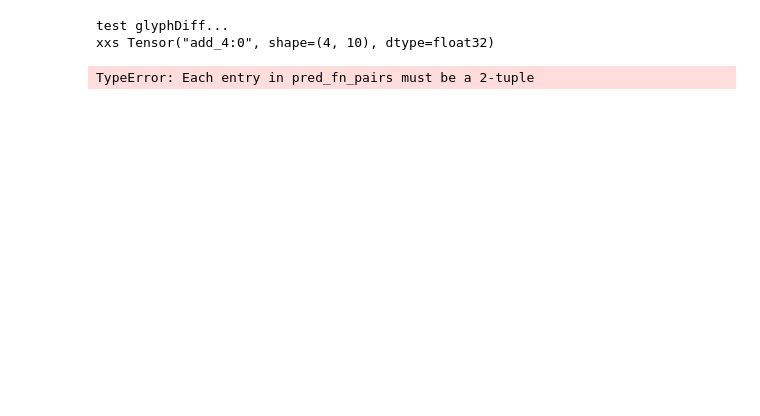
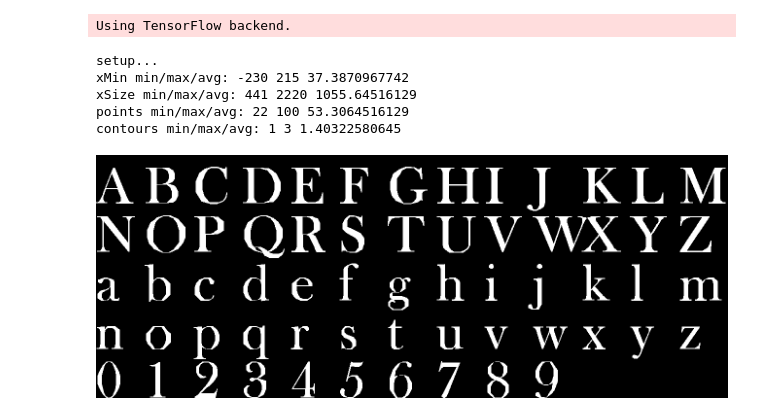
Before and after one commit to terryspitz/ipython_notebooks, a Jupyter notebook: deeperfont.ipynb, the cells around one changed output. Drawn from its saved outputs; the diff is of its cells as text; code cells hidden in the pictures; blank space fills up the shorter version.

Commit message:
improve deeperfont

```diff
--- a/deeperfont.ipynb
+++ b/deeperfont.ipynb
@@ -6,57 +6,5 @@ from PIL import Image, ImageDraw, ImageChops
 from keras.models import Sequential
 from keras.layers import Dense
 from keras import backend as K
-import tensorflow as tf
-from tensorflow.python.framework import ops
-
-cellsize = 10
+# %% [output]
+Using TensorFlow backend.
-# %%
-# compute glyph difference in TF
-def glyphDiffTF(y_true, y_pred):
-    #print(y_true, y_pred)
-    #take Y values (1D list of angles, distances) representing outline of glyph and turn into 2D bool image
-    scale = cellsize * 0.8
-    angles = y_true[::2]
-    dists = y_true[1::2]
-
-    xs = tf.cumsum(tf.abs(dists)*tf.cos(angles*math.pi)*scale)
-    x1s = xs[:-1]
-    x2s = xs[1:]
-    ys = tf.cumsum(tf.abs(dists)*tf.sin(angles*math.pi)*scale)
-    y1s = ys[:-1]
-    y2s = ys[1:]
-
-    xx1s=tf.expand_dims(x1s,-1)
-    xx2s=tf.expand_dims(x2s,-1)
-    yy1s=tf.expand_dims(y1s,-1)
-    yy2s=tf.expand_dims(y2s,-1)
-
-    #build list of x for y in range (0,cellsize)
-    ygrid, _ = tf.meshgrid(tf.range(0, cellsize), [0])
-    yys = tf.to_float(ygrid)
-    xxs = (yys-yy1s)/(yy2s-yy1s)*(xx2s-xx1s)+xx1s
-
-    print('xxs',xxs)
-    #xxs = tf.map_fn(
-    #        #lambda x1, x2, y1, y2, yy: (yy-y1)/(y2-y1)*(x2-x1) if y1<yy and yy<y2 or y2<yy and yy<y1 else 0,
-    #        lambda xxyy: (xxyy[4]-xxyy[2])/(xxyy[3]-xxyy[2])*(xxyy[1]-xxyy[0]),
-    #        (x1s, x2s, y1s, y2s, yys))
-    in_range = tf.logical_or(tf.logical_and(yy1s<=yys, yys<yy2s), tf.logical_and(yy2s<=yys, yys<yy1s))
-    realxxs= tf.case((in_range, xxs), tf.zeros_like(xxs))
-    return realxxs
-
-    return xxs
-
-if __name__=='__main__':
-
-    print('test glyphDiff...')
-    with tf.Session() as sess:
-        tf.global_variables_initializer().run()
-        sq1 = [1/4, 0.5, 1/8, 0.5, 1/2, 0.5, 1, 0.5, -1/2, 0.5]
-        sq2 = [1/4, 0.4, 0, 0.5, 1/2, 0.5, 1, 0.5, -1/2, 0.5]
-        print(glyphDiffTF(tf.constant(sq1),tf.constant(sq2)).eval())
-        #print(glyphDiffTF(tf.constant(Y[0]),tf.constant(Y[1])).eval())
-# %% [output]
-test glyphDiff...
-xxs Tensor("add_4:0", shape=(4, 10), dtype=float32)
-TypeError: Each entry in pred_fn_pairs must be a 2-tuple
@@ -62,0 +128,13 @@ TypeError: Each entry in pred_fn_pairs must be a 2-tuple
+# %%
+print('setup...')
+ttx = ET.parse(r'deeper/BASKVILL.ttx') #read font data dumped from TrueType using fonttools
+letters, outputdim = readFont(ttx)
+X,Y = setupInputOutput(ttx, letters, outputdim)
+drawAllLetters(Y)
+# %% [output]
+setup...
+xMin min/max/avg: -230 215 37.3870967742
+xSize min/max/avg: 441 2220 1055.64516129
+points min/max/avg: 22 100 53.3064516129
+contours min/max/avg: 1 3 1.40322580645
+[figure, added]
```
Also changed, not shown: parts of 3 cells of this notebook, 4 other files.
